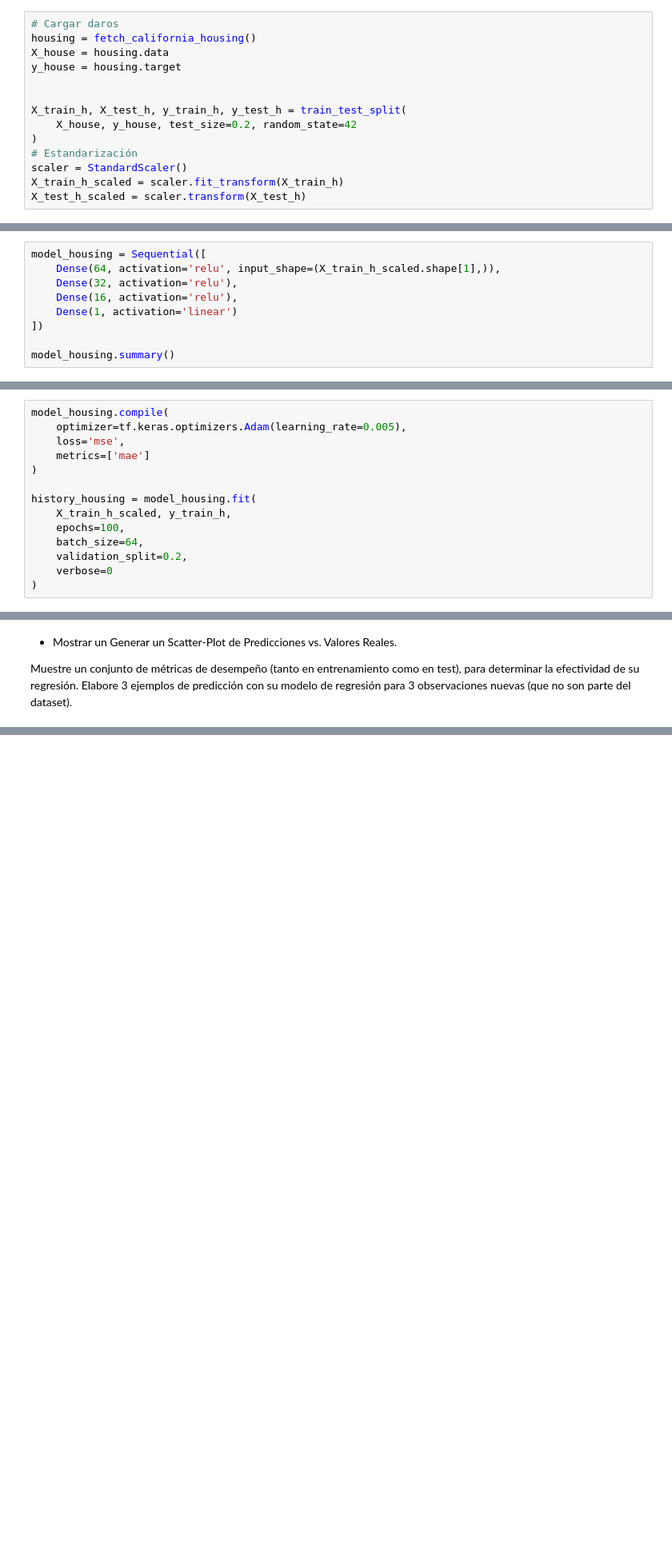
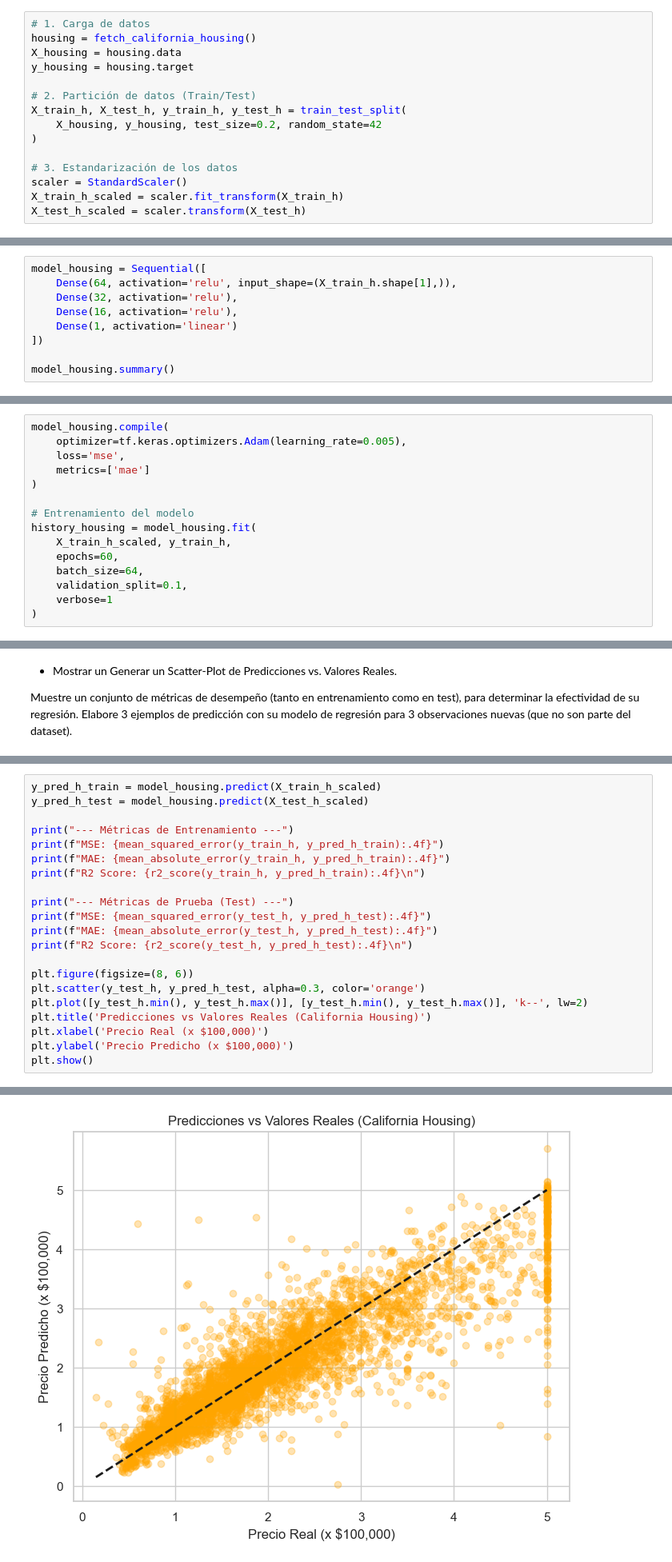
Before and after one commit to CindyGualim/InteligenciaArtificial-CC3085, a Jupyter notebook: lab3.ipynb, the cells around one changed output, grey strips where cells are left out. Shown at 80% size. Drawn from its saved outputs; the diff is of its cells as text; blank space fills up the shorter version.

```diff
--- a/lab3.ipynb
+++ b/lab3.ipynb
@@ -164,16 +218,17 @@ Este ejercicio se centra en construir un modelo de regresión mediante una red n
 **Instrucciones:**
 * Estandarizar los datos (Escalamiento Obligatorio). Usar StandardScaler en los datos de entrada. Sin esto, la red tardará demasiado en converger o los gradientes explotarán.
 # %%
-# Cargar daros
+# 1. Carga de datos
 housing = fetch_california_housing()
-X_house = housing.data
-y_house = housing.target
+X_housing = housing.data
+y_housing = housing.target
 
+# 2. Partición de datos (Train/Test)
+X_train_h, X_test_h, y_train_h, y_test_h = train_test_split(
+    X_housing, y_housing, test_size=0.2, random_state=42
+)
 
-X_train_h, X_test_h, y_train_h, y_test_h = train_test_split(
-    X_house, y_house, test_size=0.2, random_state=42
-)
-# Estandarización
+# 3. Estandarización de los datos
 scaler = StandardScaler()
 X_train_h_scaled = scaler.fit_transform(X_train_h)
 X_test_h_scaled = scaler.transform(X_test_h)
@@ -187,7 +243,7 @@ X_test_h_scaled = scaler.transform(X_test_h)
 * Probar una red más profunda (ej. 3 capas: 64, 32, 16 o similar) dada la complejidad de los datos socioeconómicos. Justificar la elección de su arquitectura.
 # %%
 model_housing = Sequential([
-    Dense(64, activation='relu', input_shape=(X_train_h_scaled.shape[1],)),
+    Dense(64, activation='relu', input_shape=(X_train_h.shape[1],)),
     Dense(32, activation='relu'),
     Dense(16, activation='relu'),
     Dense(1, activation='linear')
@@ -208,10 +281,11 @@ model_housing.compile(
     metrics=['mae']
 )
 
+# Entrenamiento del modelo
 history_housing = model_housing.fit(
     X_train_h_scaled, y_train_h,
-    epochs=100,
+    epochs=60,
     batch_size=64,
-    validation_split=0.2,
-    verbose=0
+    validation_split=0.1,
+    verbose=1
 )
@@ -265,0 +323,22 @@ for i, pred in enumerate(predicciones_nuevas):
+# %%
+y_pred_h_train = model_housing.predict(X_train_h_scaled)
+y_pred_h_test = model_housing.predict(X_test_h_scaled)
+
+print("--- Métricas de Entrenamiento ---")
+print(f"MSE: {mean_squared_error(y_train_h, y_pred_h_train):.4f}")
+print(f"MAE: {mean_absolute_error(y_train_h, y_pred_h_train):.4f}")
+print(f"R2 Score: {r2_score(y_train_h, y_pred_h_train):.4f}\n")
+
+print("--- Métricas de Prueba (Test) ---")
+print(f"MSE: {mean_squared_error(y_test_h, y_pred_h_test):.4f}")
+print(f"MAE: {mean_absolute_error(y_test_h, y_pred_h_test):.4f}")
+print(f"R2 Score: {r2_score(y_test_h, y_pred_h_test):.4f}\n")
+
+plt.figure(figsize=(8, 6))
+plt.scatter(y_test_h, y_pred_h_test, alpha=0.3, color='orange')
+plt.plot([y_test_h.min(), y_test_h.max()], [y_test_h.min(), y_test_h.max()], 'k--', lw=2)
+plt.title('Predicciones vs Valores Reales (California Housing)')
+plt.xlabel('Precio Real (x $100,000)')
+plt.ylabel('Precio Predicho (x $100,000)')
+plt.show()
+# %% [output]
@@ -265,0 +356 @@ for i, pred in enumerate(predicciones_nuevas):
+[figure, added]
```
Also changed, not shown: parts of 12 cells of this notebook.
